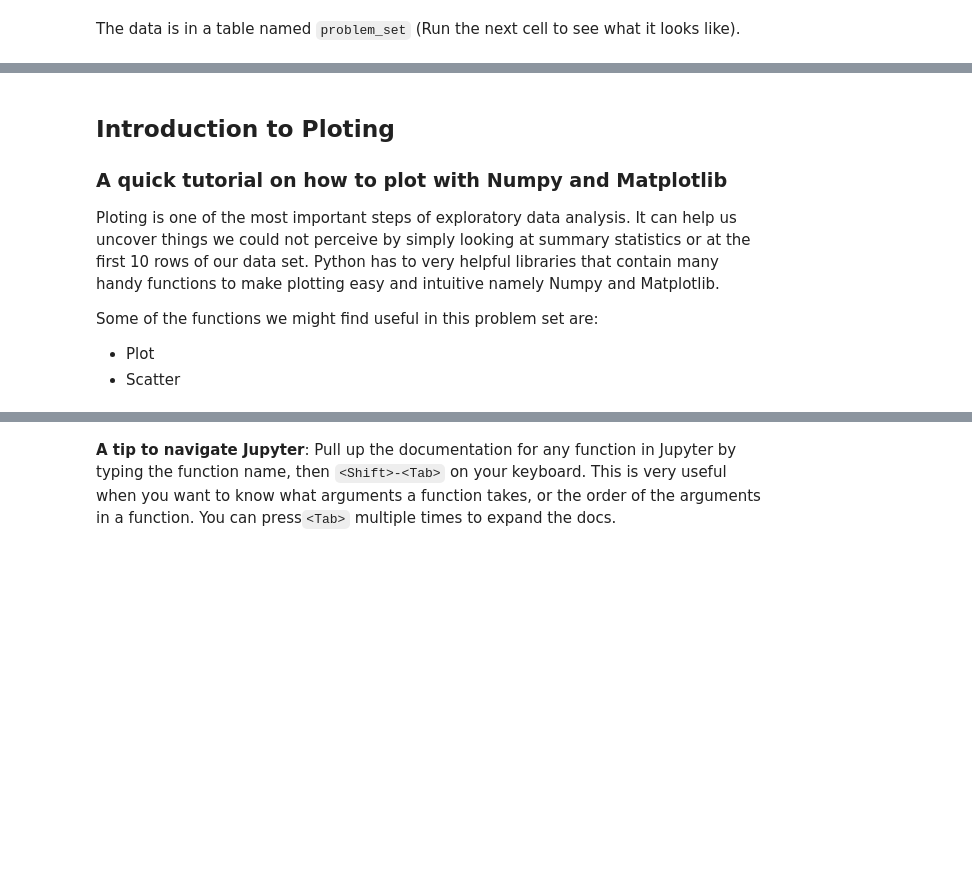
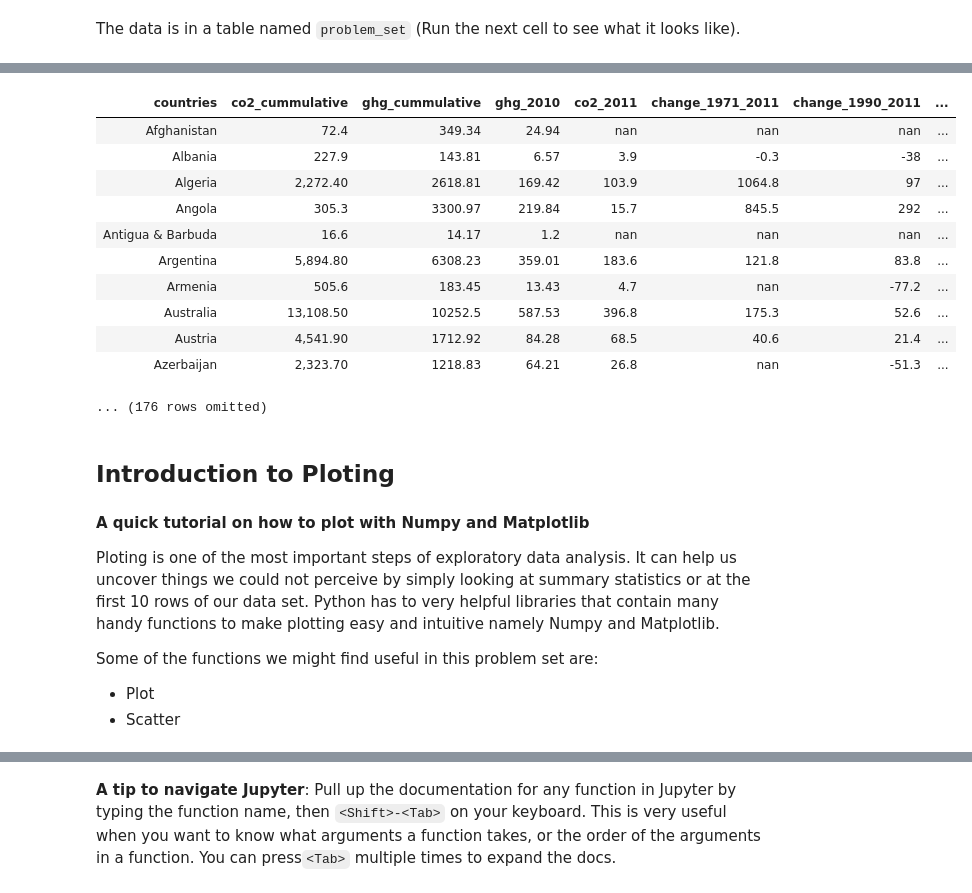
Before and after one commit to ds-modules/E-157AC, a Jupyter notebook: ProblemSet3/CE-157 Problem Set 3-Copy1.ipynb, the cells around one changed output, grey strips where cells are left out. Drawn from its saved outputs; the diff is of its cells as text; code cells hidden in the pictures; blank space fills up the shorter version.

Commit message:
Minor function modifications, add examples and explanations. Include proble_set.csv with cleaned data. git status

```diff
--- a/ProblemSet3/CE-157 Problem Set 3-Copy1.ipynb
+++ b/ProblemSet3/CE-157 Problem Set 3-Copy1.ipynb
@@ -53,6 +70,22 @@ no stored variable problem_set
+# %%
+problem_set=Table.read_table('problem_set.csv')
+problem_set
+# %% [output]
+| countries | co2_cummulative | ghg_cummulative | ghg_2010 | co2_2011 | change_1971_2011 | change_1990_2011 | ... |
+| Afghanistan | 72.4 | 349.34 | 24.94 | nan | nan | nan | ... |
+| Albania | 227.9 | 143.81 | 6.57 | 3.9 | -0.3 | -38 | ... |
+| Algeria | 2,272.40 | 2618.81 | 169.42 | 103.9 | 1064.8 | 97 | ... |
+| Angola | 305.3 | 3300.97 | 219.84 | 15.7 | 845.5 | 292 | ... |
+| Antigua & Barbuda | 16.6 | 14.17 | 1.2 | nan | nan | nan | ... |
+| Argentina | 5,894.80 | 6308.23 | 359.01 | 183.6 | 121.8 | 83.8 | ... |
+| Armenia | 505.6 | 183.45 | 13.43 | 4.7 | nan | -77.2 | ... |
+| Australia | 13,108.50 | 10252.5 | 587.53 | 396.8 | 175.3 | 52.6 | ... |
+| Austria | 4,541.90 | 1712.92 | 84.28 | 68.5 | 40.6 | 21.4 | ... |
+| Azerbaijan | 2,323.70 | 1218.83 | 64.21 | 26.8 | nan | -51.3 | ... |
+... (176 rows omitted)
 # %% [markdown]
 ## Introduction to Ploting <a id='section1'></a>
-### A quick tutorial on how to plot with Numpy and Matplotlib
+#### A quick tutorial on how to plot with Numpy and Matplotlib
 
 Ploting is one of the most important steps of exploratory data analysis. It can help us uncover things we could not perceive by simply looking at summary statistics or at the first 10 rows of our data set. Python has to very helpful libraries that contain many handy functions to make plotting easy and intuitive namely Numpy and Matplotlib.
 
```
Also changed, not shown: parts of 66 cells of this notebook, 3 other files.
